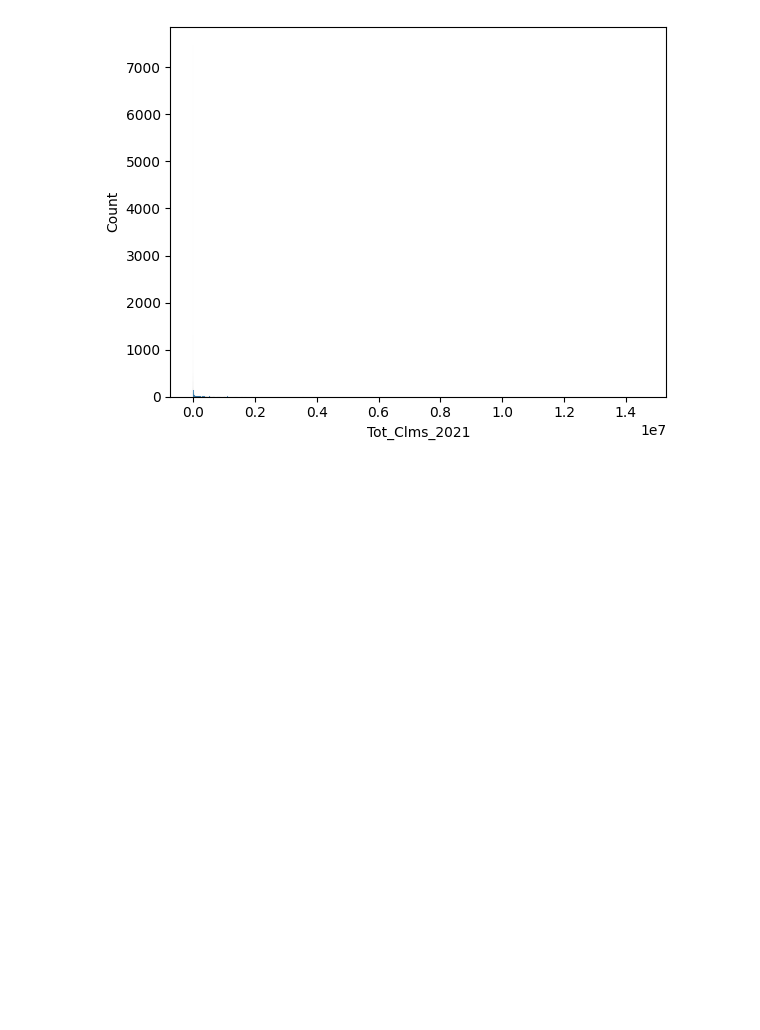
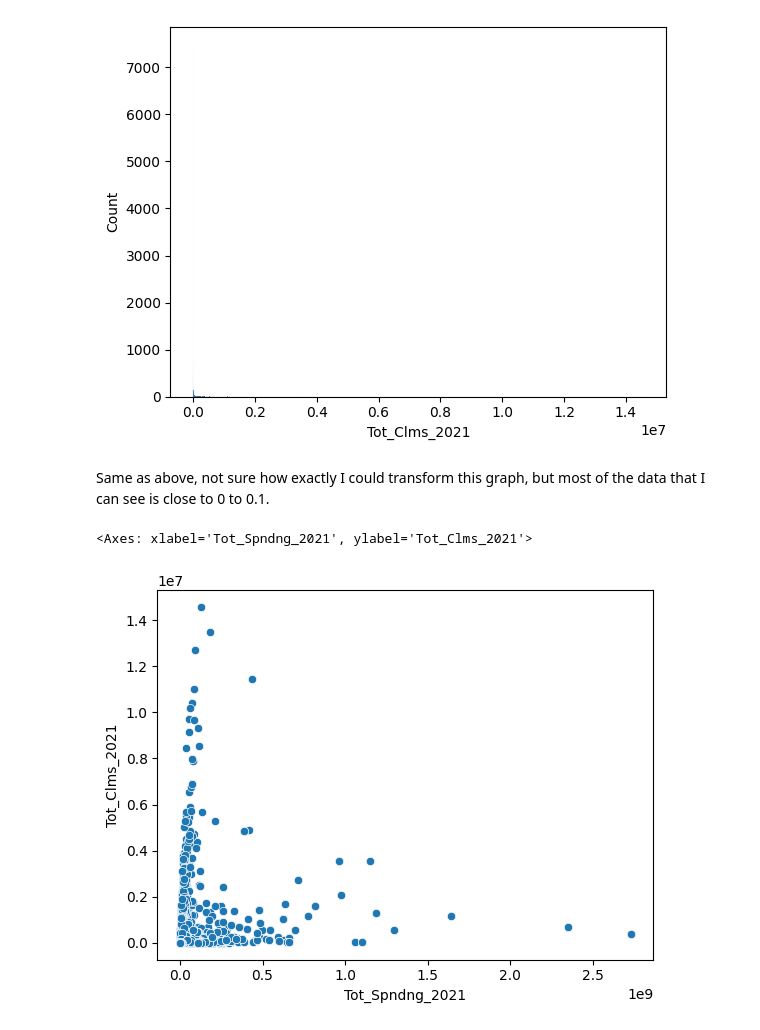
Before and after one commit to jillianhaig/visualization, a Jupyter notebook: assignment/assignment.ipynb, the cells around one changed output. Drawn from its saved outputs; the diff is of its cells as text; code cells hidden in the pictures; blank space fills up the shorter version.

```diff
--- a/assignment/assignment.ipynb
+++ b/assignment/assignment.ipynb
@@ -329,0 +326,8 @@ sns.histplot(data=my_data, x="Tot_Clms_2021")
+# %% [markdown]
+Same as above, not sure how exactly I could transform this graph, but most of the data that I can see is close to 0 to 0.1.
+# %%
+# Part 6: Scatter Plot of Claims and Spending
+sns.scatterplot(data=my_data, x="Tot_Spndng_2021", y="Tot_Clms_2021")
+# %% [output]
+<Axes: xlabel='Tot_Spndng_2021', ylabel='Tot_Clms_2021'>
+[figure, added]
```
Also changed, not shown: parts of 7 cells of this notebook.
